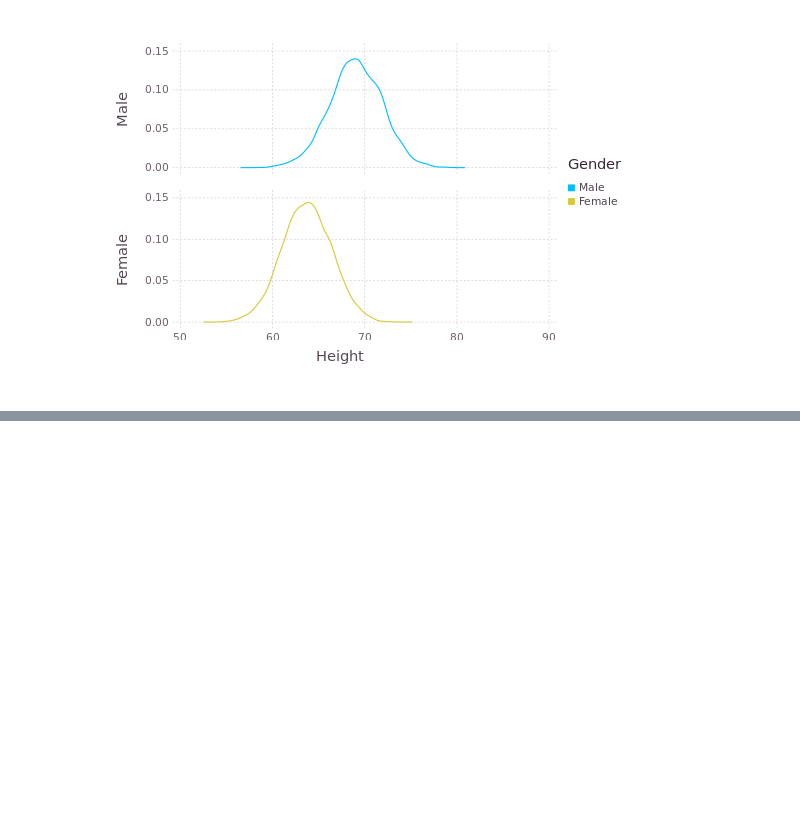
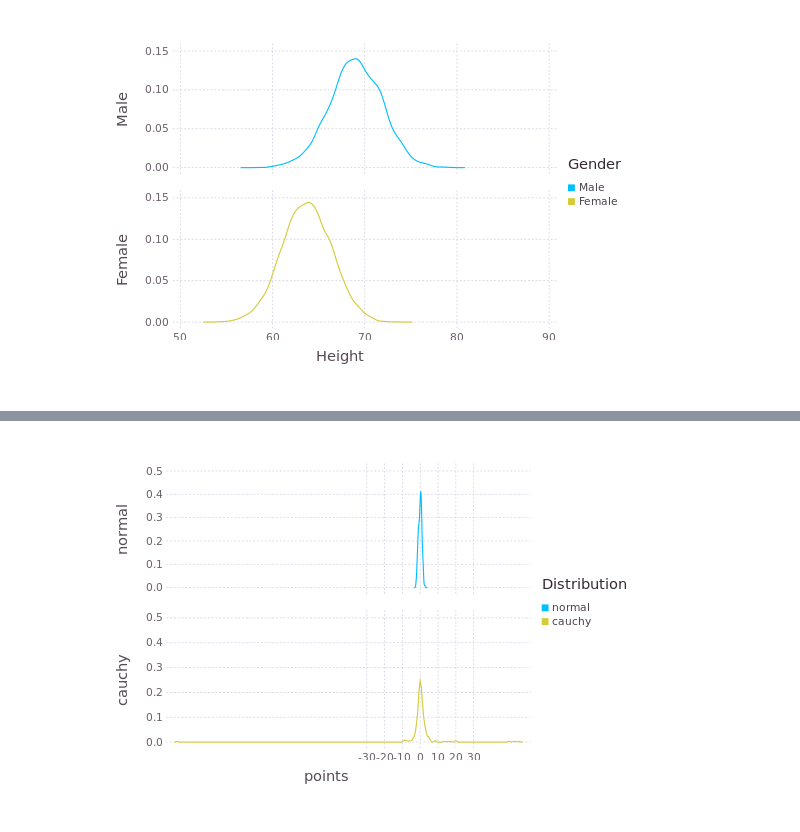
Before and after one commit to ajkl/mlfh-julia, a Jupyter notebook: Chapter 2.ipynb, the cells around one changed output, grey strips where cells are left out. Saved outputs shown, nothing was run; the diff lists cells and outputs as text; code cells hidden in the pictures; blank space fills up the shorter version.

```diff
--- a/Chapter 2.ipynb
+++ b/Chapter 2.ipynb
@@ -140,0 +157,12 @@ plot(df, ygroup="Gender", x="Height", color="Gender", Geom.subplot_grid(Geom.den
+# %%
+plot(Coord.Cartesian(xmin=-30, xmax=30, ymin=0),
+    layer(x=rand(Normal(0, 1), 250), Geom.density, Theme(default_color=color("red"))),
+layer(x=rand(Cauchy(0, 1), 250), Geom.density, Theme(default_color=color("blue"))))
+
+#there might be a better way to do this.
+normal = rand(Normal(0, 1), 250)
+cauchy = rand(Cauchy(0, 1), 250)
+dfDist = DataFrame(Distribution = repeat(["normal", "cauchy"], inner=[250], outer=[1]), points=cat(1, normal, cauchy))
+plot(dfDist, ygroup="Distribution", x="points", color="Distribution", Geom.subplot_grid(Geom.density, free_x_axis=true, Scale.x_continuous(minvalue=-30, maxvalue=30)))
+# %% [output]
+[figure, added]
```
Also changed, not shown: parts of 5 cells of this notebook, 1 other file.
